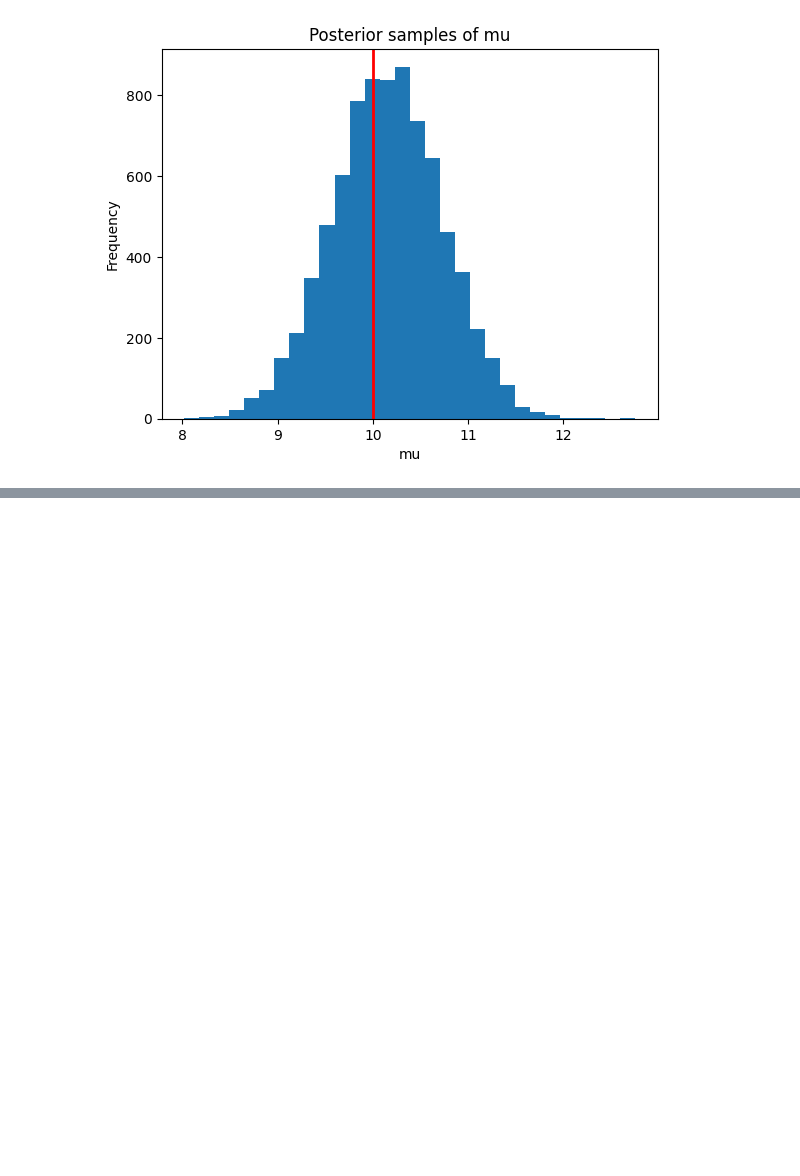
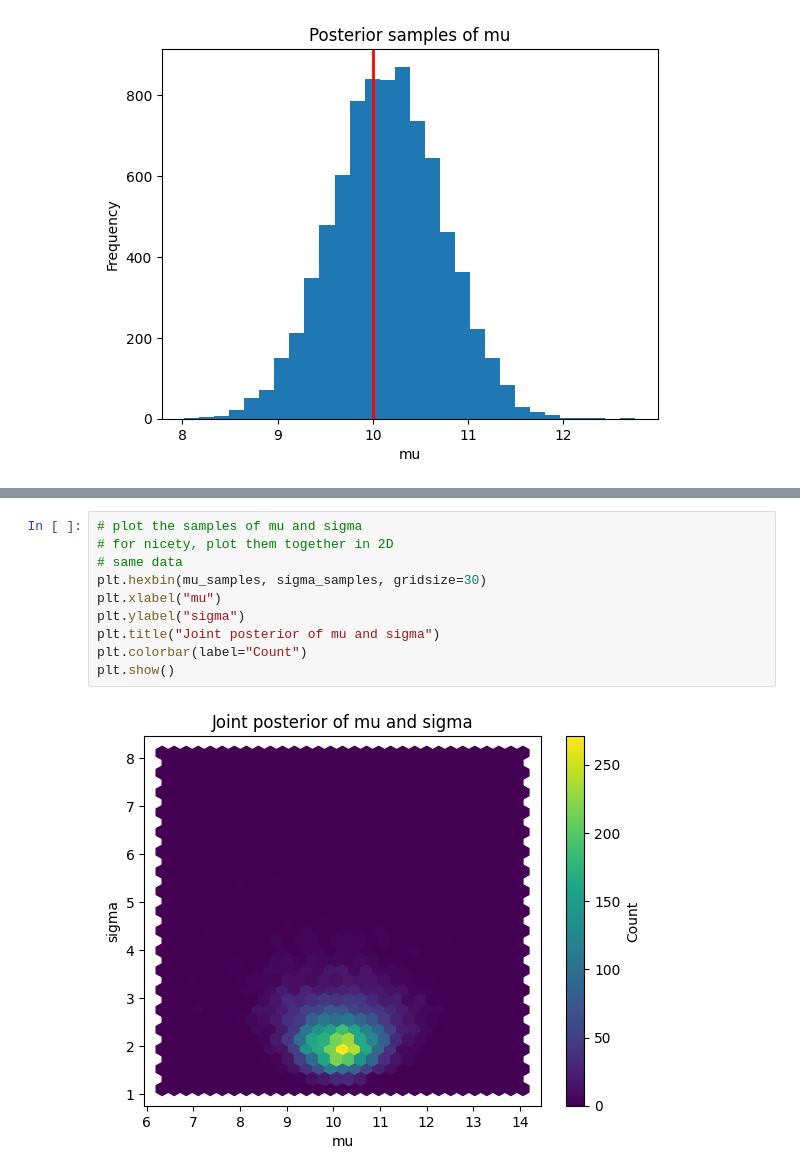
Before and after one commit to nhdanneman/applied_bayes, a Jupyter notebook: notebooks/1_Introduction.ipynb, the cells around one changed output, grey strips where cells are left out. Saved outputs shown, nothing was run; the diff lists cells and outputs as text; blank space fills up the shorter version.

```diff
--- a/notebooks/1_Introduction.ipynb
+++ b/notebooks/1_Introduction.ipynb
@@ -137,0 +195,12 @@ plt.show()
+# %%
+# plot the samples of mu and sigma
+# for nicety, plot them together in 2D
+# same data
+plt.hexbin(mu_samples, sigma_samples, gridsize=30)
+plt.xlabel("mu")
+plt.ylabel("sigma")
+plt.title("Joint posterior of mu and sigma")
+plt.colorbar(label="Count")
+plt.show()
+# %% [output]
+[figure, added]
```
Also changed, not shown: parts of 5 cells of this notebook.
